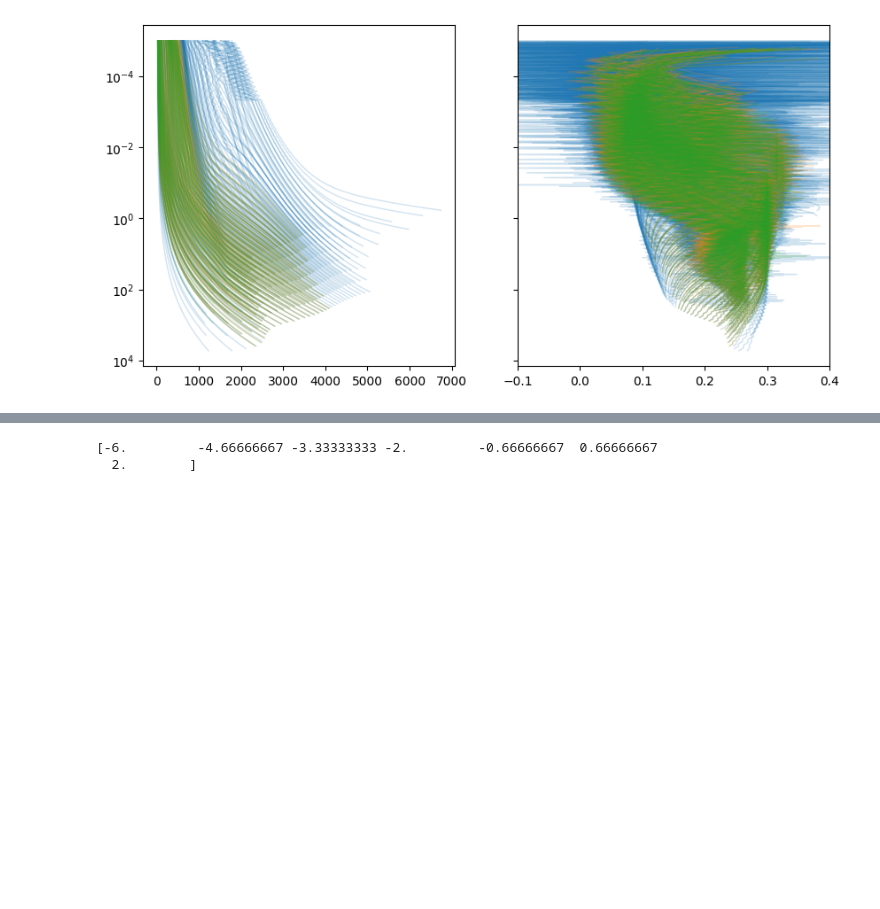
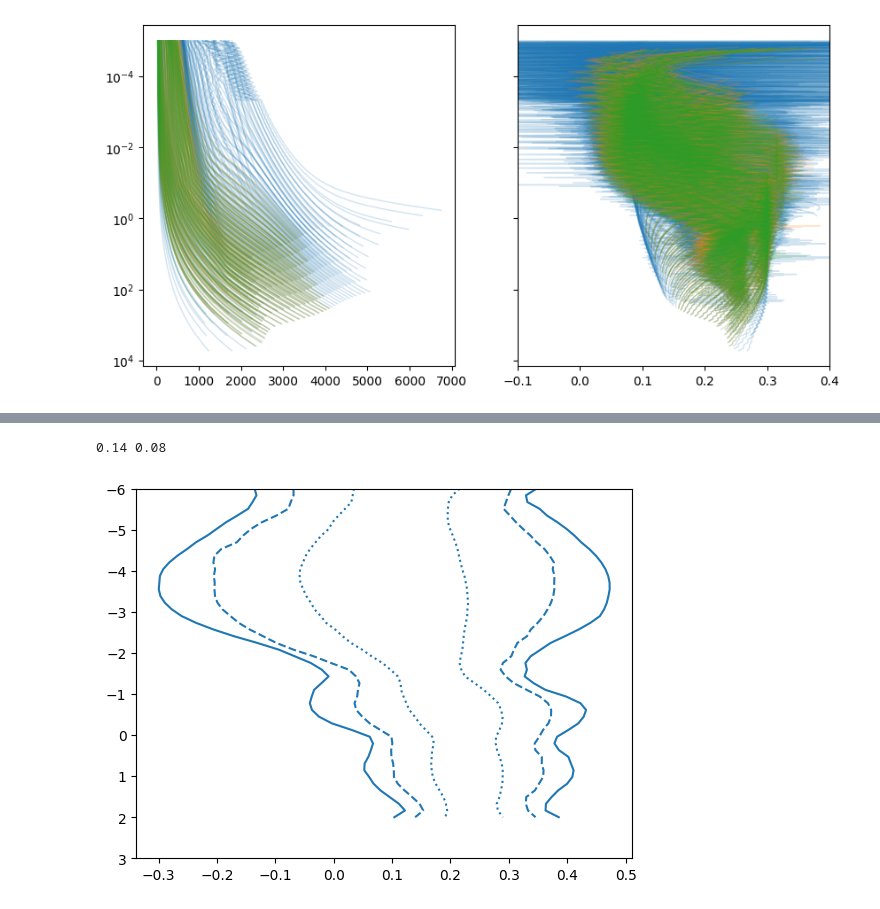
Before and after one commit to samderegt/retrieval_base, a Jupyter notebook: Luhman_16/test.ipynb, the cells around one changed output, grey strips where cells are left out. Cells and saved outputs as stored; diff of their text form; code cells hidden in the pictures; blank space fills up the shorter version.

```diff
--- a/Luhman_16/test.ipynb
+++ b/Luhman_16/test.ipynb
@@ -604,8 +583,75 @@ plt.show()
+# %%
+prior_dlnT_dlnP = [
+    [(0.07,0.07)],
+    [(0.12,0.045)],
+    [(0.2,0.05)],
+    [(0.26,0.05)],
+    [(0.25,0.045)],
+    [(0.25,0.025)],
+    ]
+
+P_grid = 10**np.array([-6,-2,-2/3,2/3,2])
+prior_dlnT_dlnP = np.array([
+    [(0.24,0.05)],
+    [(0.23,0.06)],
+    [(0.21,0.08)],
+    [(0.14,0.08)],
+    [(0.12,0.09)],
+    ])[::-1]
+# %%
+#prior_dlnT_dlnP = [
+#    [(0.23840403,0.04608704), r'$\nabla_{T,0}$'],
+#    [(0.23120480,0.06246088), r'$\nabla_{T,1}$'],
+#    [(0.20749723,0.07635955), r'$\nabla_{T,2}$'],
+#    [(0.13568251,0.07681570), r'$\nabla_{T,3}$'],
+#    [(0.11589485,0.08800201), r'$\nabla_{T,4}$'],
+#]
+
+print(*prior_dlnT_dlnP[1][0])
+
+dlnT_dlnP = np.array([
+    np.random.normal(*prior_dlnT_dlnP[i][0], size=1000) \
+    for i in range(len(prior_dlnT_dlnP))
+    ])
+
+pressures = 10**np.linspace(-6,2,50)
+
+from scipy.interpolate import interp1d
+dlnT_dlnP_array = []
+for i in range(dlnT_dlnP.shape[1]):
+    #f = interp1d(
+    #    np.log10(P_grid)[np.isfinite(dlnT_dlnP[:,i])],
+    #    dlnT_dlnP[:,i][np.isfinite(dlnT_dlnP[:,i])],
+    #    kind='quadratic', fill_value=np.nan, bounds_error=False
+    #    )
+    #dlnT_dlnP_array.append(f(np.log10(pressures)))
+    f = interp1d(
+        np.log(P_grid)[np.isfinite(dlnT_dlnP[:,i])],
+        dlnT_dlnP[:,i][np.isfinite(dlnT_dlnP[:,i])],
+        kind='quadratic', fill_value=np.nan, bounds_error=False
+        )
+    dlnT_dlnP_array.append(f(np.log(pressures)))
+
+q = 50 + np.array([-99.7,-97,-68,0,68,97,99.7])/2
+
+dlnT_dlnP_quantiles = np.nanpercentile(dlnT_dlnP_array, q=q, axis=0)
+#print(dlnT_dlnP_quantiles)
+plt.plot(dlnT_dlnP_quantiles[0], np.log10(pressures), 'C0-')
+plt.plot(dlnT_dlnP_quantiles[-1], np.log10(pressures), 'C0-')
+
+plt.plot(dlnT_dlnP_quantiles[1], np.log10(pressures), 'C0--')
+plt.plot(dlnT_dlnP_quantiles[-2], np.log10(pressures), 'C0--')
+
+plt.plot(dlnT_dlnP_quantiles[2], np.log10(pressures), 'C0:')
+plt.plot(dlnT_dlnP_quantiles[-3], np.log10(pressures), 'C0:')
+
+plt.ylim(3,-6)
+plt.show()
+# %% [output]
+0.14 0.08
+[figure, added]
 # %%
 print(np.log10(P_grid))
-# %% [output]
-[-6.         -4.66666667 -3.33333333 -2.         -0.66666667  0.66666667
-  2.        ]
 # %%
 print(mean)
 print(std)
```
Also changed, not shown: parts of 10 cells of this notebook, 5 other files.
